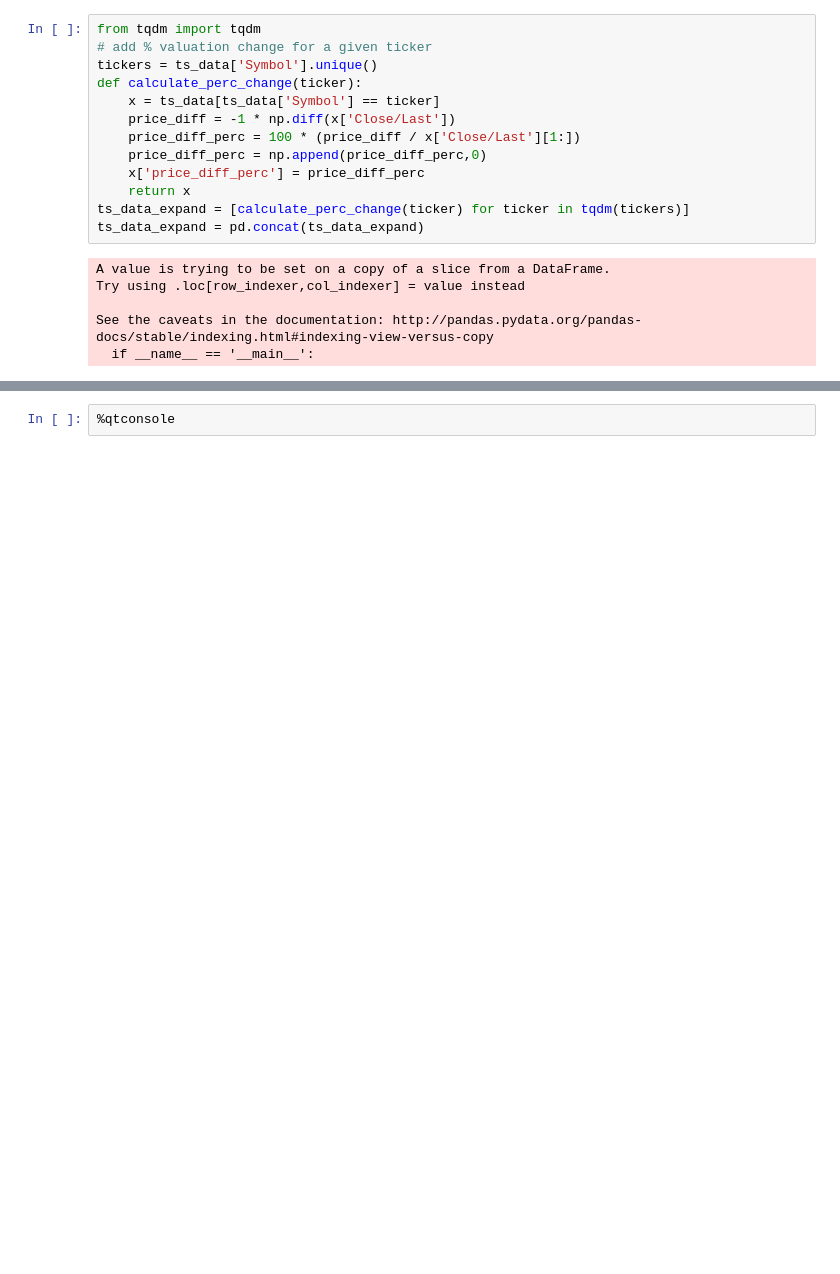
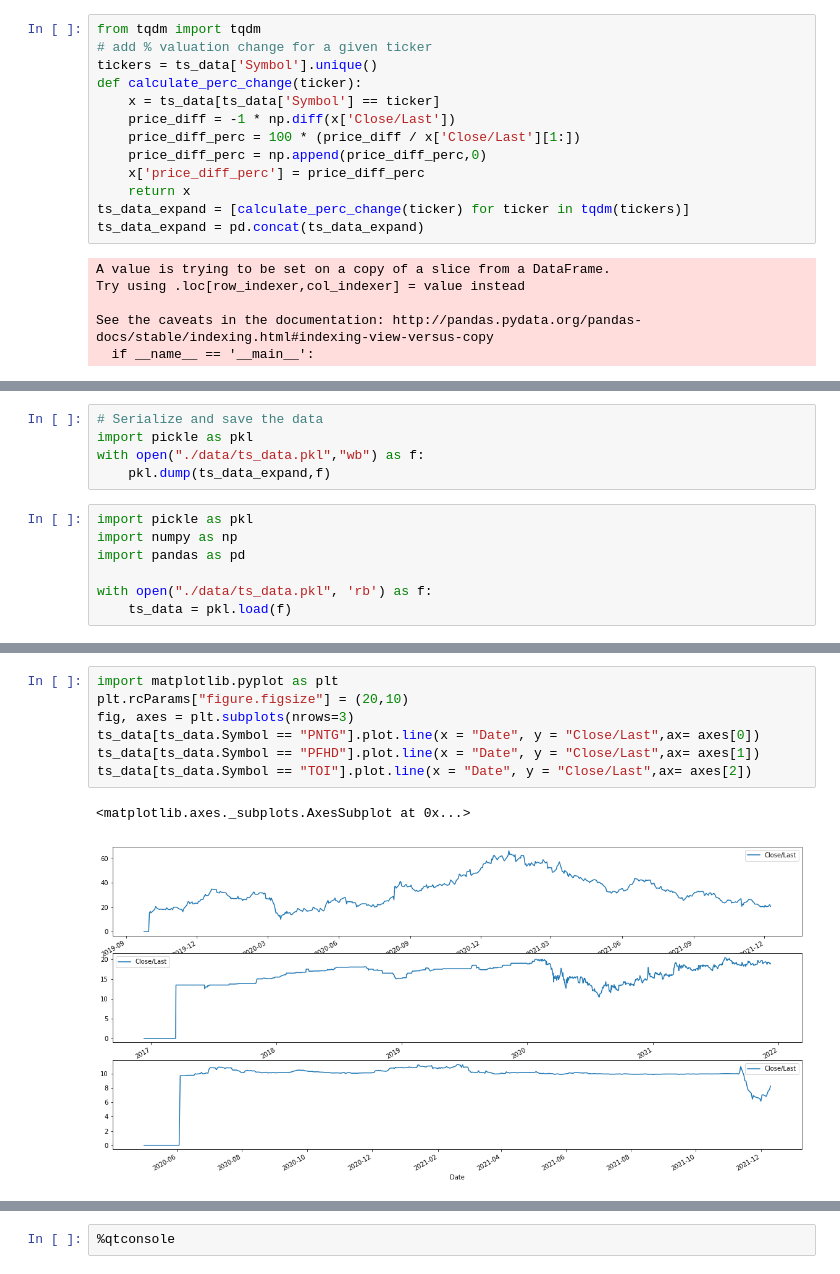
Before and after one commit to ayguno/nasdaq-time-series-analysis, a Jupyter notebook: 1 Parsing and structuring NASDAQ time-series.ipynb, the cells around one changed output, grey strips where cells are left out. Saved outputs shown, nothing was run; the diff lists cells and outputs as text; blank space fills up the shorter version.

```diff
--- a/1 Parsing and structuring NASDAQ time-series.ipynb
+++ b/1 Parsing and structuring NASDAQ time-series.ipynb
@@ -118,0 +148,12 @@ tickers[1234]
+# %%
+# Serialize and save the data
+import pickle as pkl
+with open("./data/ts_data.pkl","wb") as f:
+    pkl.dump(ts_data_expand,f)
+# %%
+import pickle as pkl
+import numpy as np
+import pandas as pd
+
+with open("./data/ts_data.pkl", 'rb') as f:
+    ts_data = pkl.load(f)
@@ -118,0 +182,10 @@ tickers[1234]
+# %%
+import matplotlib.pyplot as plt
+plt.rcParams["figure.figsize"] = (20,10)
+fig, axes = plt.subplots(nrows=3)
+ts_data[ts_data.Symbol == "PNTG"].plot.line(x = "Date", y = "Close/Last",ax= axes[0])
+ts_data[ts_data.Symbol == "PFHD"].plot.line(x = "Date", y = "Close/Last",ax= axes[1])
+ts_data[ts_data.Symbol == "TOI"].plot.line(x = "Date", y = "Close/Last",ax= axes[2])
+# %% [output]
+<matplotlib.axes._subplots.AxesSubplot at 0x...>
+[figure, added]
```
Also changed, not shown: parts of 14 cells of this notebook.
